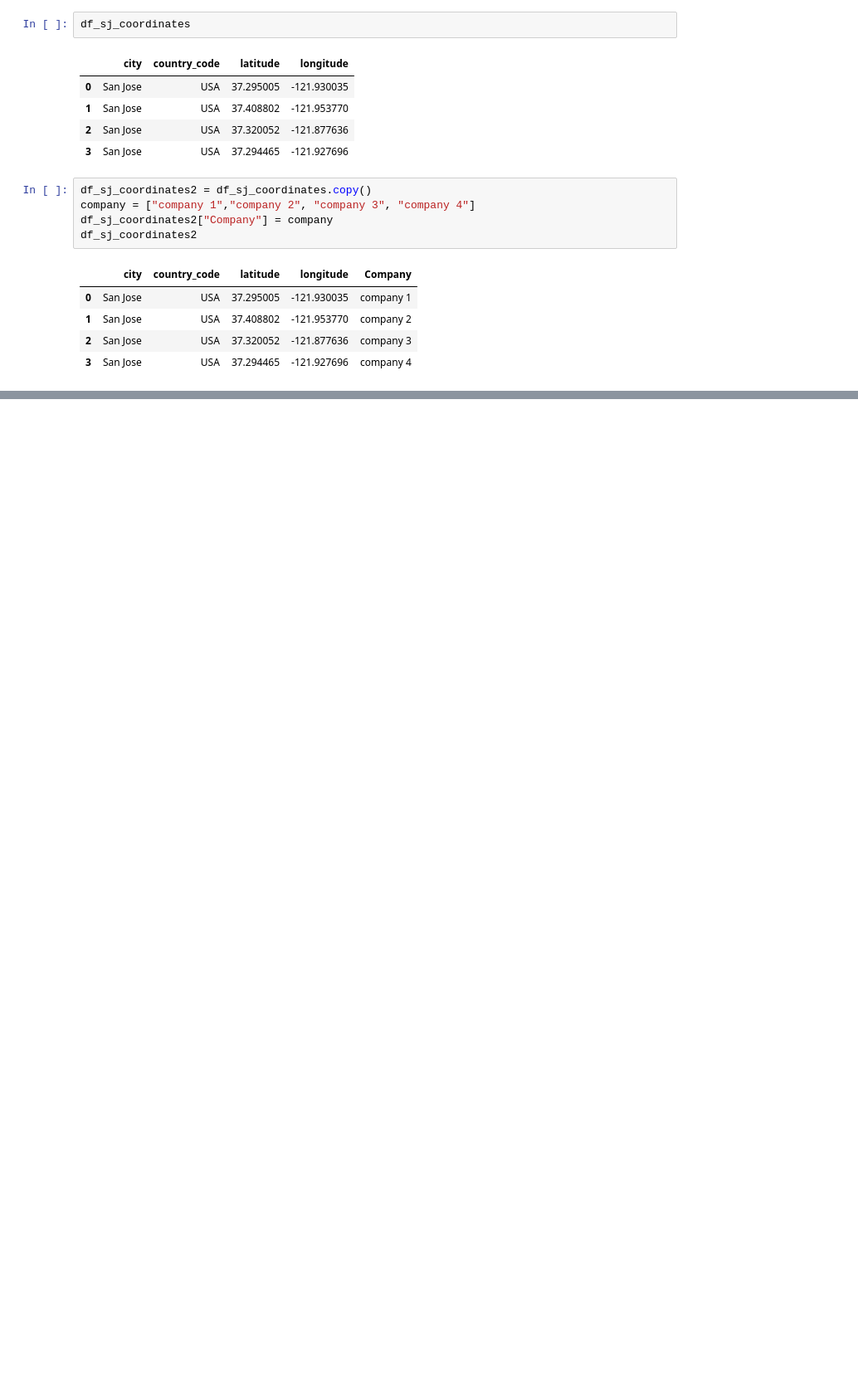
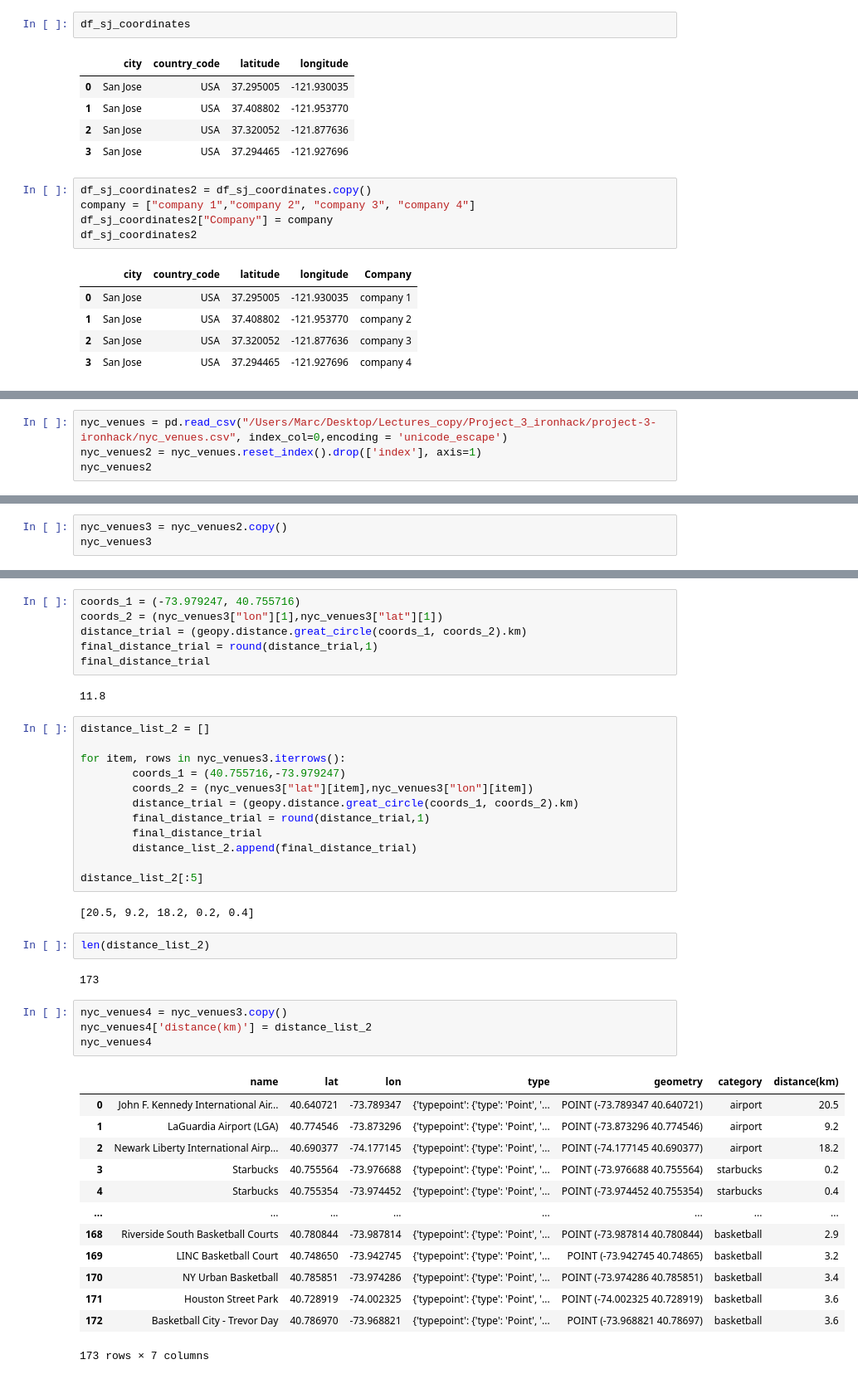
Before and after one commit to marcprz1992/project-3-ironhack, a Jupyter notebook: Main_code.ipynb, the cells around one changed output, grey strips where cells are left out. Shown: that part at 83% size. Saved outputs shown, nothing was run; the diff lists cells and outputs as text; blank space fills up the shorter version.

```diff
--- a/Main_code.ipynb
+++ b/Main_code.ipynb
@@ -889,0 +872,4 @@ sj_map.save("sj_map.html")
+# %%
+nyc_venues = pd.read_csv("/Users/Marc/Desktop/Lectures_copy/Project_3_ironhack/project-3-ironhack/nyc_venues.csv", index_col=0,encoding = 'unicode_escape')
+nyc_venues2 = nyc_venues.reset_index().drop(['index'], axis=1)
+nyc_venues2
@@ -889,0 +1193,3 @@ sj_map.save("sj_map.html")
+# %%
+nyc_venues3 = nyc_venues2.copy()
+nyc_venues3
@@ -889,0 +1210,44 @@ sj_map.save("sj_map.html")
+# %%
+coords_1 = (-73.979247, 40.755716)
+coords_2 = (nyc_venues3["lon"][1],nyc_venues3["lat"][1])
+distance_trial = (geopy.distance.great_circle(coords_1, coords_2).km)
+final_distance_trial = round(distance_trial,1)
+final_distance_trial
+# %% [output]
+11.8
+# %%
+distance_list_2 = []
+
+for item, rows in nyc_venues3.iterrows():
+        coords_1 = (40.755716,-73.979247)
+        coords_2 = (nyc_venues3["lat"][item],nyc_venues3["lon"][item])
+        distance_trial = (geopy.distance.great_circle(coords_1, coords_2).km)
+        final_distance_trial = round(distance_trial,1)
+        final_distance_trial
+        distance_list_2.append(final_distance_trial)
+
+distance_list_2[:5]
+# %% [output]
+[20.5, 9.2, 18.2, 0.2, 0.4]
+# %%
+len(distance_list_2)
+# %% [output]
+173
+# %%
+nyc_venues4 = nyc_venues3.copy()
+nyc_venues4['distance(km)'] = distance_list_2
+nyc_venues4
+# %% [output]
+|  | name | lat | lon | type | geometry | category | distance(km) |
+| 0 | John F. Kennedy International Air... | 40.640721 | -73.789347 | {'typepoint': {'type': 'Point', '... | POINT (-73.789347 40.640721) | airport | 20.5 |
+| 1 | LaGuardia Airport (LGA) | 40.774546 | -73.873296 | {'typepoint': {'type': 'Point', '... | POINT (-73.873296 40.774546) | airport | 9.2 |
+| 2 | Newark Liberty International Airp... | 40.690377 | -74.177145 | {'typepoint': {'type': 'Point', '... | POINT (-74.177145 40.690377) | airport | 18.2 |
+| 3 | Starbucks | 40.755564 | -73.976688 | {'typepoint': {'type': 'Point', '... | POINT (-73.976688 40.755564) | starbucks | 0.2 |
+| 4 | Starbucks | 40.755354 | -73.974452 | {'typepoint': {'type': 'Point', '... | POINT (-73.974452 40.755354) | starbucks | 0.4 |
+| ... | ... | ... | ... | ... | ... | ... | ... |
+| 168 | Riverside South Basketball Courts | 40.780844 | -73.987814 | {'typepoint': {'type': 'Point', '... | POINT (-73.987814 40.780844) | basketball | 2.9 |
+| 169 | LINC Basketball Court | 40.748650 | -73.942745 | {'typepoint': {'type': 'Point', '... | POINT (-73.942745 40.74865) | basketball | 3.2 |
+| 170 | NY Urban Basketball | 40.785851 | -73.974286 | {'typepoint': {'type': 'Point', '... | POINT (-73.974286 40.785851) | basketball | 3.4 |
+| 171 | Houston Street Park | 40.728919 | -74.002325 | {'typepoint': {'type': 'Point', '... | POINT (-74.002325 40.728919) | basketball | 3.6 |
+| 172 | Basketball City - Trevor Day | 40.786970 | -73.968821 | {'typepoint': {'type': 'Point', '... | POINT (-73.968821 40.78697) | basketball | 3.6 |
+173 rows × 7 columns
```
Also changed, not shown: parts of 61 cells of this notebook, 7 other files.
